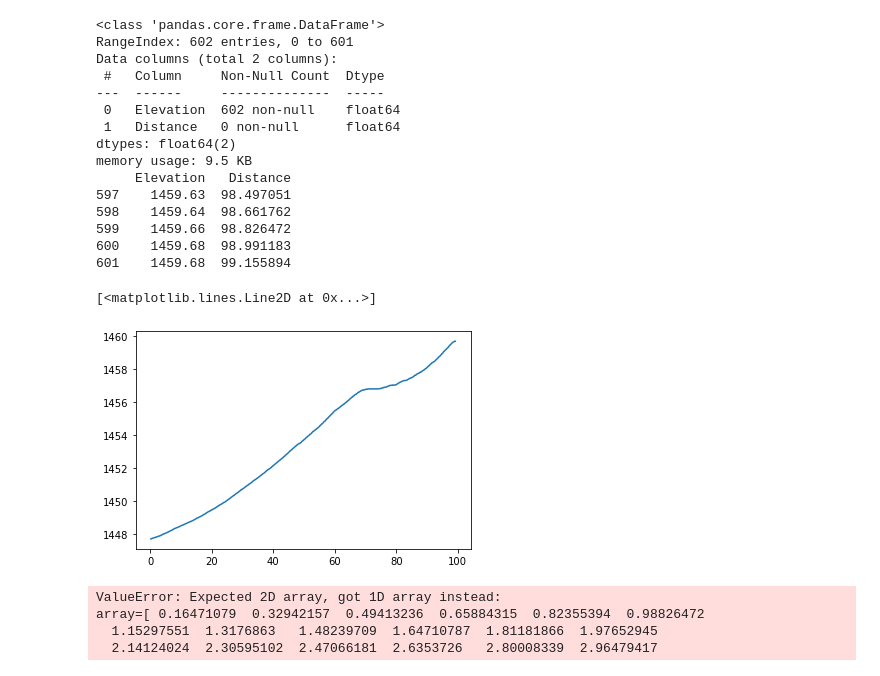
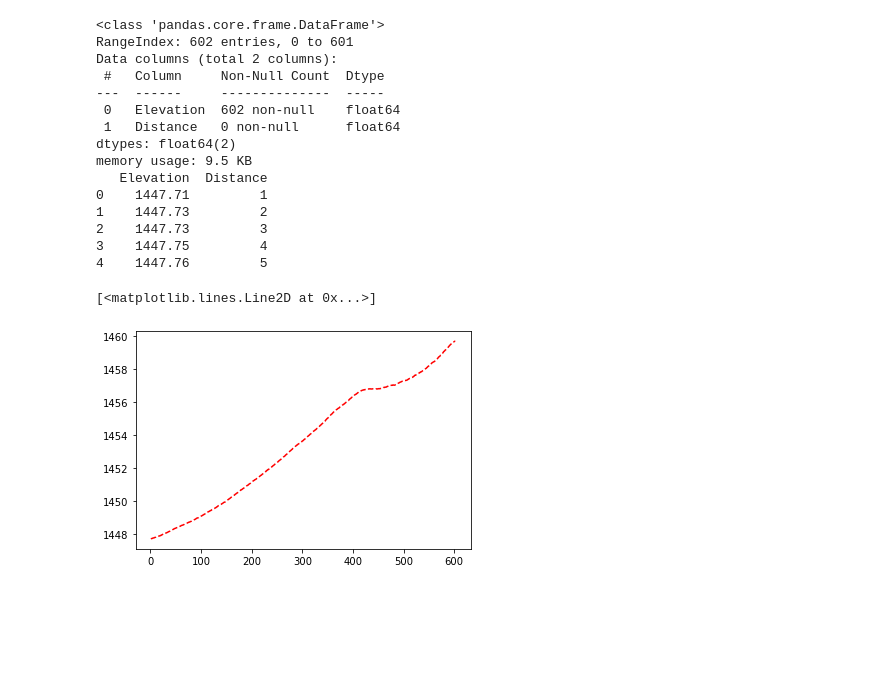
Before and after one commit to Changwan-planet/GNSS, a Jupyter notebook: GPR_elev.ipynb, the cells around one changed output. Saved outputs shown, nothing was run; the diff lists cells and outputs as text; code cells hidden in the pictures; blank space fills up the shorter version.

```diff
--- a/GPR_elev.ipynb
+++ b/GPR_elev.ipynb
@@ -1,48 +1,47 @@
 # %%
 %matplotlib inline
 import matplotlib.pyplot as plt
 import numpy as np
 import pandas as pd
-import sklearn.linear_model
+from sklearn import linear_model
+from sklearn import preprocessing
+from sklearn import pipeline
 
+#read *.txt file
 data = pd.read_csv("elevation1.txt", sep = "\t", names=['Elevation', 'Distance'],engine='python', encoding = "cp949")
 data.info()
 
+#distance
 dis = 99.155894
+#distance_interval
 d_dis = dis/len(data)
 
+#insert distance data
 data['Distance']=range(1,len(data)+1)
 #data.head()
 
-data["Distance"] = data["Distance"] * d_dis
+#data["Distance"] = data["Distance"] * d_dis
 #data.head()
-print(data.tail())
-x = data['Distance']
-y = data['Elevation']
-plt.plot(x,y)
+
+print(data.head())
+x = np.c_[data['Distance']] #np.c_ slice a maatrix to use values
+y = np.c_[data['Elevation']]
+plt.plot(x,y,'r--')
 # %% [output]
 <class 'pandas.core.frame.DataFrame'>
 RangeIndex: 602 entries, 0 to 601
 Data columns (total 2 columns):
  #   Column     Non-Null Count  Dtype
 ---  ------     --------------  -----
  0   Elevation  602 non-null    float64
  1   Distance   0 non-null      float64
 dtypes: float64(2)
 memory usage: 9.5 KB
-     Elevation   Distance
-597    1459.63  98.497051
-598    1459.64  98.661762
-599    1459.66  98.826472
-600    1459.68  98.991183
-601    1459.68  99.155894
+   Elevation  Distance
+0    1447.71         1
+1    1447.73         2
+2    1447.73         3
+3    1447.75         4
+4    1447.76         5
 [<matplotlib.lines.Line2D at 0x...>]
-[figure, old version]
+[figure, new version]
-# %%
-model = sklearn.linear_model.LinearRegression()
-model.fit(x,y)
-# %% [output]
-ValueError: Expected 2D array, got 1D array instead:
-array=[ 0.16471079  0.32942157  0.49413236  0.65884315  0.82355394  0.98826472
-  1.15297551  1.3176863   1.48239709  1.64710787  1.81181866  1.97652945
-  2.14124024  2.30595102  2.47066181  2.6353726   2.80008339  2.96479417
```
Also changed, not shown: parts of 2 cells of this notebook.
